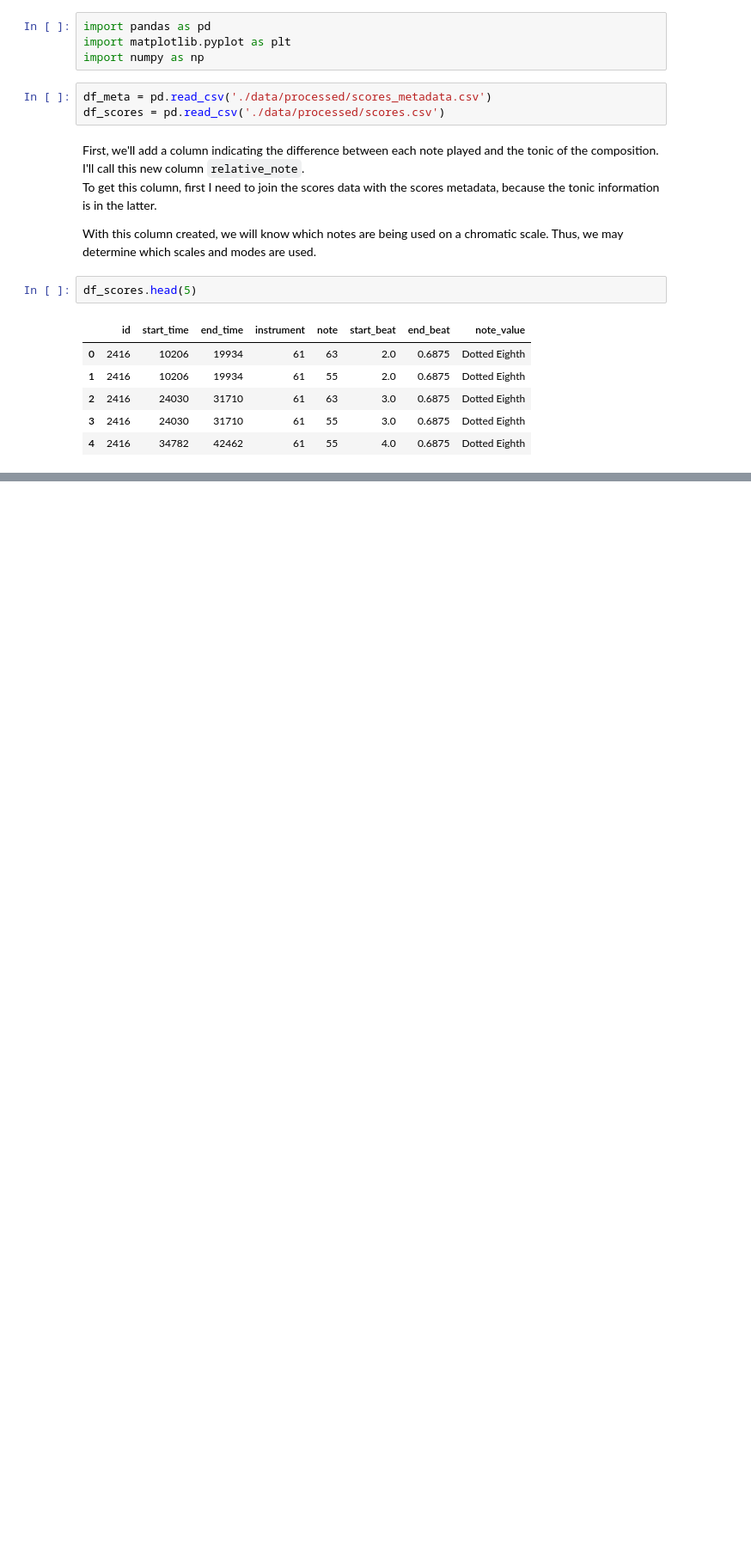
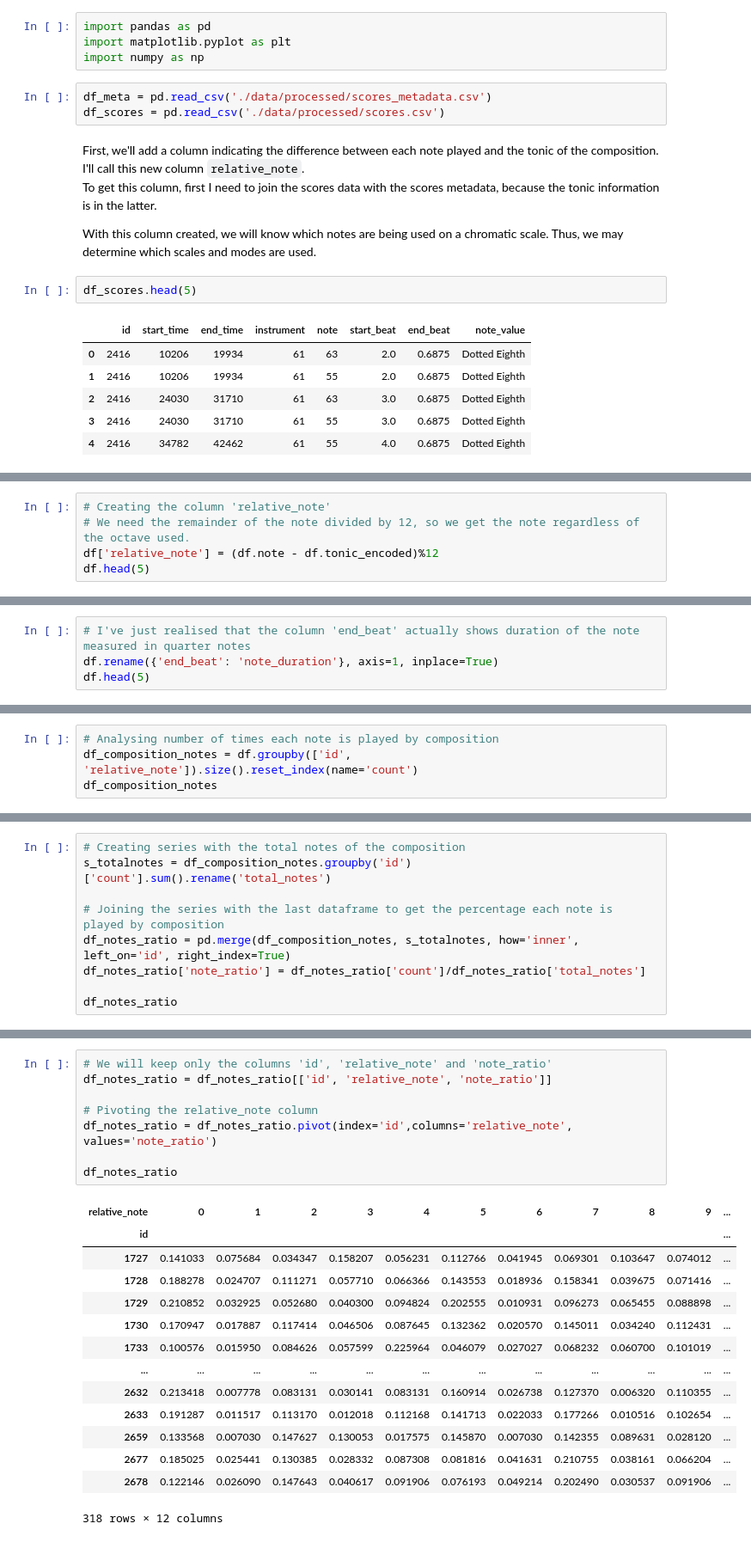
Before and after one commit to xsvxldx/classical_music, a Jupyter notebook: 03-scores_analysis.ipynb, the cells around one changed output, grey strips where cells are left out. Shown at 86% size. Saved outputs shown, nothing was run; the diff lists cells and outputs as text; blank space fills up the shorter version.

Commit message:
Updated scores analysis. Added ratio of each note used in every score

```diff
--- a/03-scores_analysis.ipynb
+++ b/03-scores_analysis.ipynb
@@ -76,0 +47,5 @@ df[['id','instrument','ensemble']].drop_duplicates()
+# %%
+# Creating the column 'relative_note'
+# We need the remainder of the note divided by 12, so we get the note regardless of the octave used.
+df['relative_note'] = (df.note - df.tonic_encoded)%12
+df.head(5)
@@ -76,0 +59,4 @@ df[['id','instrument','ensemble']].drop_duplicates()
+# %%
+# I've just realised that the column 'end_beat' actually shows duration of the note measured in quarter notes
+df.rename({'end_beat': 'note_duration'}, axis=1, inplace=True)
+df.head(5)
@@ -76,0 +129,4 @@ df[['id','instrument','ensemble']].drop_duplicates()
+# %%
+# Analysing number of times each note is played by composition
+df_composition_notes = df.groupby(['id', 'relative_note']).size().reset_index(name='count')
+df_composition_notes
@@ -76,0 +147,9 @@ df[['id','instrument','ensemble']].drop_duplicates()
+# %%
+# Creating series with the total notes of the composition
+s_totalnotes = df_composition_notes.groupby('id')['count'].sum().rename('total_notes')
+
+# Joining the series with the last dataframe to get the percentage each note is played by composition
+df_notes_ratio = pd.merge(df_composition_notes, s_totalnotes, how='inner', left_on='id', right_index=True)
+df_notes_ratio['note_ratio'] = df_notes_ratio['count']/df_notes_ratio['total_notes']
+
+df_notes_ratio
@@ -76,0 +170,23 @@ df[['id','instrument','ensemble']].drop_duplicates()
+# %%
+# We will keep only the columns 'id', 'relative_note' and 'note_ratio'
+df_notes_ratio = df_notes_ratio[['id', 'relative_note', 'note_ratio']]
+
+# Pivoting the relative_note column
+df_notes_ratio = df_notes_ratio.pivot(index='id',columns='relative_note', values='note_ratio')
+
+df_notes_ratio
+# %% [output]
+| relative_note | 0 | 1 | 2 | 3 | 4 | 5 | 6 | 7 | 8 | 9 | ... |
+| id |  |  |  |  |  |  |  |  |  |  | ... |
+| 1727 | 0.141033 | 0.075684 | 0.034347 | 0.158207 | 0.056231 | 0.112766 | 0.041945 | 0.069301 | 0.103647 | 0.074012 | ... |
+| 1728 | 0.188278 | 0.024707 | 0.111271 | 0.057710 | 0.066366 | 0.143553 | 0.018936 | 0.158341 | 0.039675 | 0.071416 | ... |
+| 1729 | 0.210852 | 0.032925 | 0.052680 | 0.040300 | 0.094824 | 0.202555 | 0.010931 | 0.096273 | 0.065455 | 0.088898 | ... |
+| 1730 | 0.170947 | 0.017887 | 0.117414 | 0.046506 | 0.087645 | 0.132362 | 0.020570 | 0.145011 | 0.034240 | 0.112431 | ... |
+| 1733 | 0.100576 | 0.015950 | 0.084626 | 0.057599 | 0.225964 | 0.046079 | 0.027027 | 0.068232 | 0.060700 | 0.101019 | ... |
+| ... | ... | ... | ... | ... | ... | ... | ... | ... | ... | ... | ... |
+| 2632 | 0.213418 | 0.007778 | 0.083131 | 0.030141 | 0.083131 | 0.160914 | 0.026738 | 0.127370 | 0.006320 | 0.110355 | ... |
+| 2633 | 0.191287 | 0.011517 | 0.113170 | 0.012018 | 0.112168 | 0.141713 | 0.022033 | 0.177266 | 0.010516 | 0.102654 | ... |
+| 2659 | 0.133568 | 0.007030 | 0.147627 | 0.130053 | 0.017575 | 0.145870 | 0.007030 | 0.142355 | 0.089631 | 0.028120 | ... |
+| 2677 | 0.185025 | 0.025441 | 0.130385 | 0.028332 | 0.087308 | 0.081816 | 0.041631 | 0.210755 | 0.038161 | 0.066204 | ... |
+| 2678 | 0.122146 | 0.026090 | 0.147643 | 0.040617 | 0.091906 | 0.076193 | 0.049214 | 0.202490 | 0.030537 | 0.091906 | ... |
+318 rows × 12 columns
```
Also changed, not shown: parts of 20 cells of this notebook.
